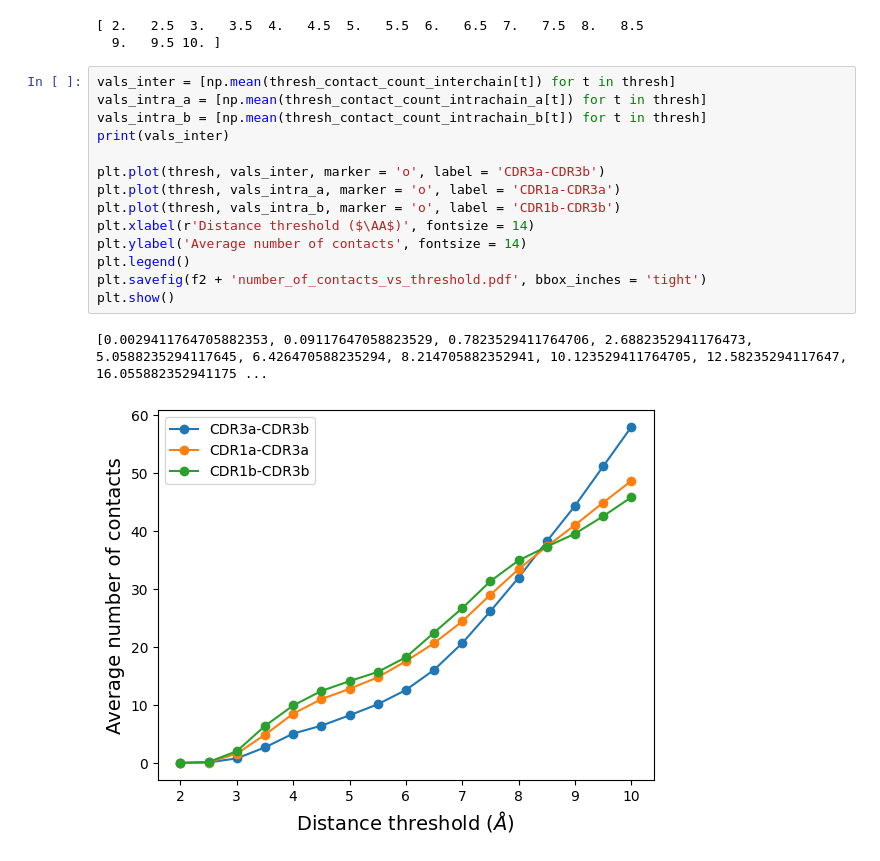
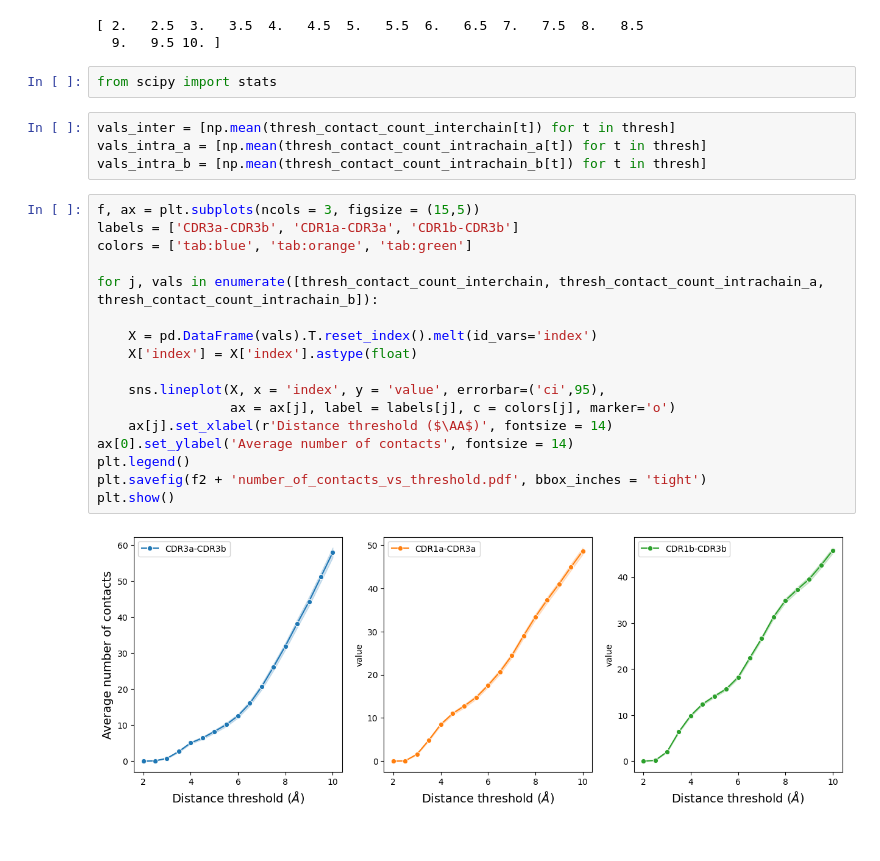
Before and after one commit to mm523/TCRab-pairing, a Jupyter notebook: structure_analysis/threshold_analysis.ipynb, the cells around one changed output. Cells and saved outputs as stored; diff of their text form.

```diff
--- a/structure_analysis/threshold_analysis.ipynb
+++ b/structure_analysis/threshold_analysis.ipynb
@@ -60,20 +60,28 @@ for t in thresh:
 # %% [output]
 [ 2.   2.5  3.   3.5  4.   4.5  5.   5.5  6.   6.5  7.   7.5  8.   8.5
   9.   9.5 10. ]
+# %%
+from scipy import stats
 # %%
 vals_inter = [np.mean(thresh_contact_count_interchain[t]) for t in thresh]
 vals_intra_a = [np.mean(thresh_contact_count_intrachain_a[t]) for t in thresh]
 vals_intra_b = [np.mean(thresh_contact_count_intrachain_b[t]) for t in thresh]
-print(vals_inter)
-
-plt.plot(thresh, vals_inter, marker = 'o', label = 'CDR3a-CDR3b')
-plt.plot(thresh, vals_intra_a, marker = 'o', label = 'CDR1a-CDR3a')
-plt.plot(thresh, vals_intra_b, marker = 'o', label = 'CDR1b-CDR3b')
-plt.xlabel(r'Distance threshold ($\AA$)', fontsize = 14)
-plt.ylabel('Average number of contacts', fontsize = 14)
-plt.legend()
-plt.savefig(f2 + 'number_of_contacts_vs_threshold.pdf', bbox_inches = 'tight')
-plt.show()
-# %% [output]
-[0.0029411764705882353, 0.09117647058823529, 0.7823529411764706, 2.6882352941176473, 5.0588235294117645, 6.426470588235294, 8.214705882352941, 10.123529411764705, 12.58235294117647, 16.055882352941175 ...
-[figure, removed]
+# %%
+f, ax = plt.subplots(ncols = 3, figsize = (15,5))
+labels = ['CDR3a-CDR3b', 'CDR1a-CDR3a', 'CDR1b-CDR3b']
+colors = ['tab:blue', 'tab:orange', 'tab:green']
+
+for j, vals in enumerate([thresh_contact_count_interchain, thresh_contact_count_intrachain_a, thresh_contact_count_intrachain_b]):
+
+    X = pd.DataFrame(vals).T.reset_index().melt(id_vars='index')
+    X['index'] = X['index'].astype(float)
+
+    sns.lineplot(X, x = 'index', y = 'value', errorbar=('ci',95),
+                 ax = ax[j], label = labels[j], c = colors[j], marker='o')
+    ax[j].set_xlabel(r'Distance threshold ($\AA$)', fontsize = 14)
+ax[0].set_ylabel('Average number of contacts', fontsize = 14)
+plt.legend()
+plt.savefig(f2 + 'number_of_contacts_vs_threshold.pdf', bbox_inches = 'tight')
+plt.show()
+# %% [output]
+[figure, added]
```
Also changed, not shown: 1 other file.
